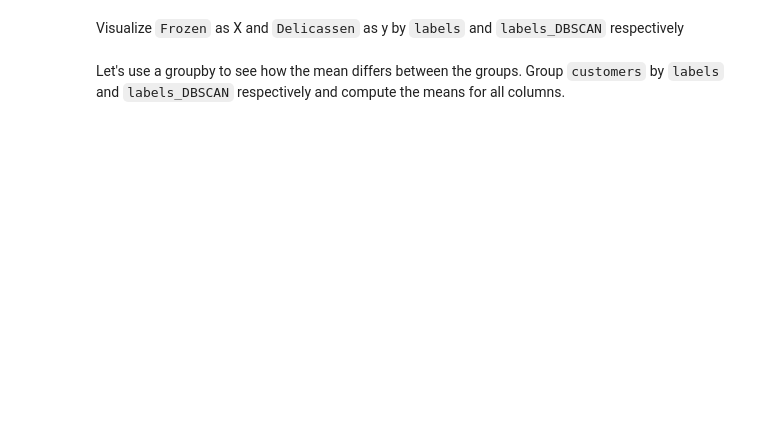
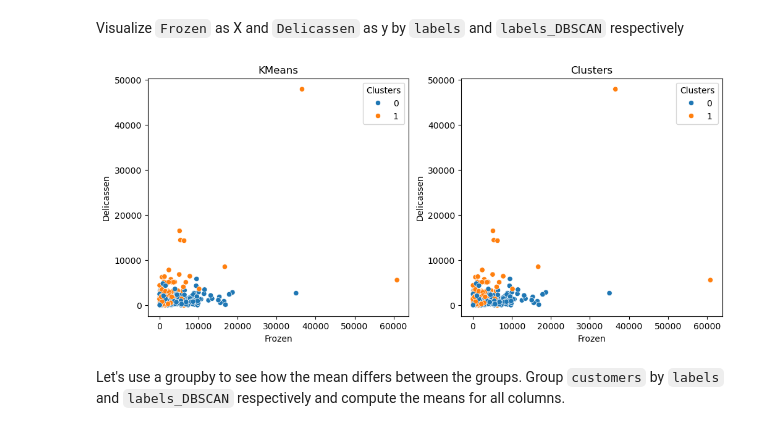
Before and after one commit to DimiGretsistas/lab-unsupervised-learning-en, a Jupyter notebook: your-code/main.ipynb, the cells around one changed output. Saved outputs shown, nothing was run; the diff lists cells and outputs as text; code cells hidden in the pictures; blank space fills up the shorter version.

```diff
--- a/your-code/main.ipynb
+++ b/your-code/main.ipynb
@@ -291,2 +320,19 @@ Visualize `Frozen` as X and `Delicassen` as y by `labels` and `labels_DBSCAN` re
+# %%
+# Your code here:
+plt.figure(figsize=(12,5))
+
+#KMeans
+plt.subplot(1,2,1)
+sns.scatterplot(x = df["Frozen"], y = df["Delicassen"], hue = df["Clusters"])
+plt.title("KMeans")
+
+#DBSCAN
+plt.subplot(1,2,2)
+sns.scatterplot(x = df["Frozen"], y = df["Delicassen"], hue = df["Clusters"])
+plt.title("Clusters")
+
+plt.show()
+# %% [output]
+[figure, added]
 # %% [markdown]
 Let's use a groupby to see how the mean differs between the groups. Group `customers` by `labels` and `labels_DBSCAN` respectively and compute the means for all columns.
```
Also changed, not shown: parts of 9 cells of this notebook.
